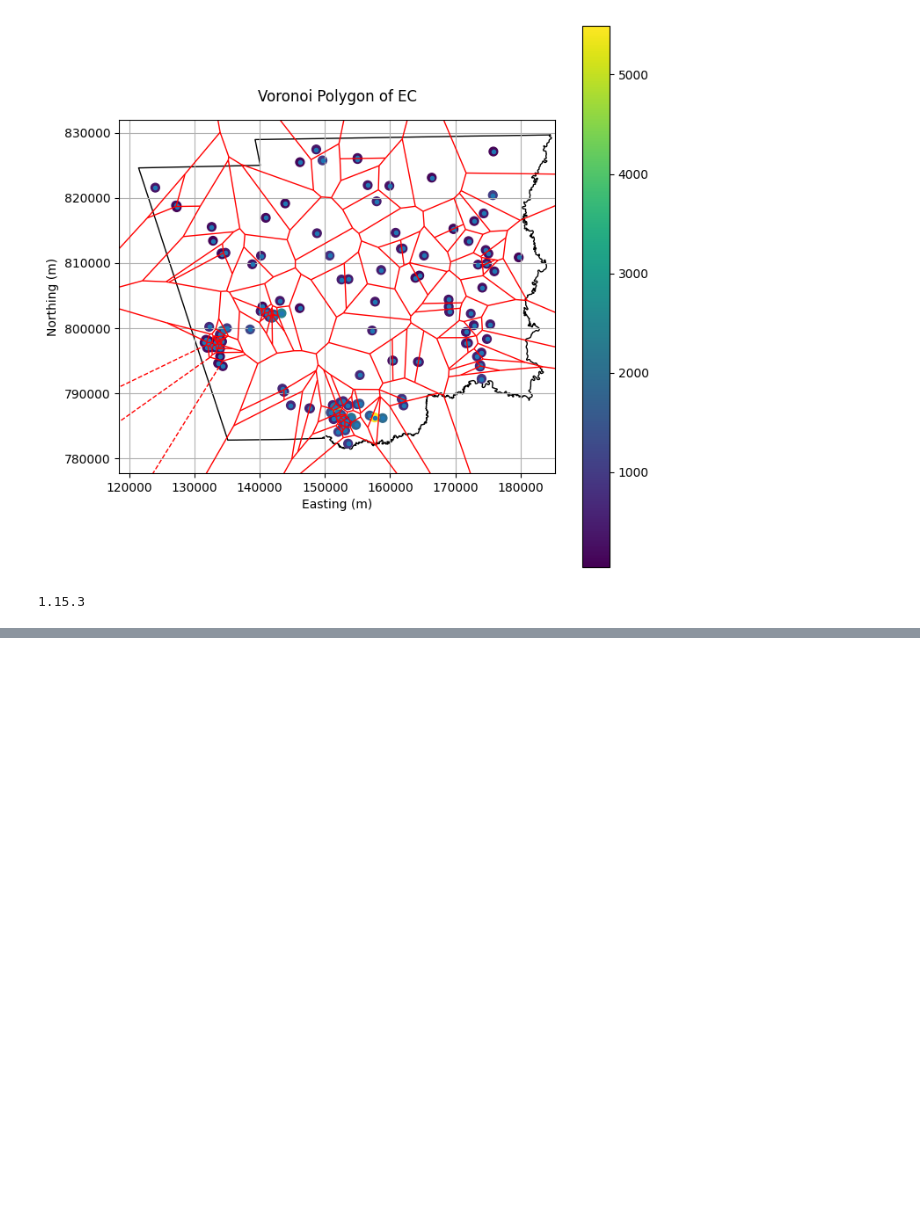
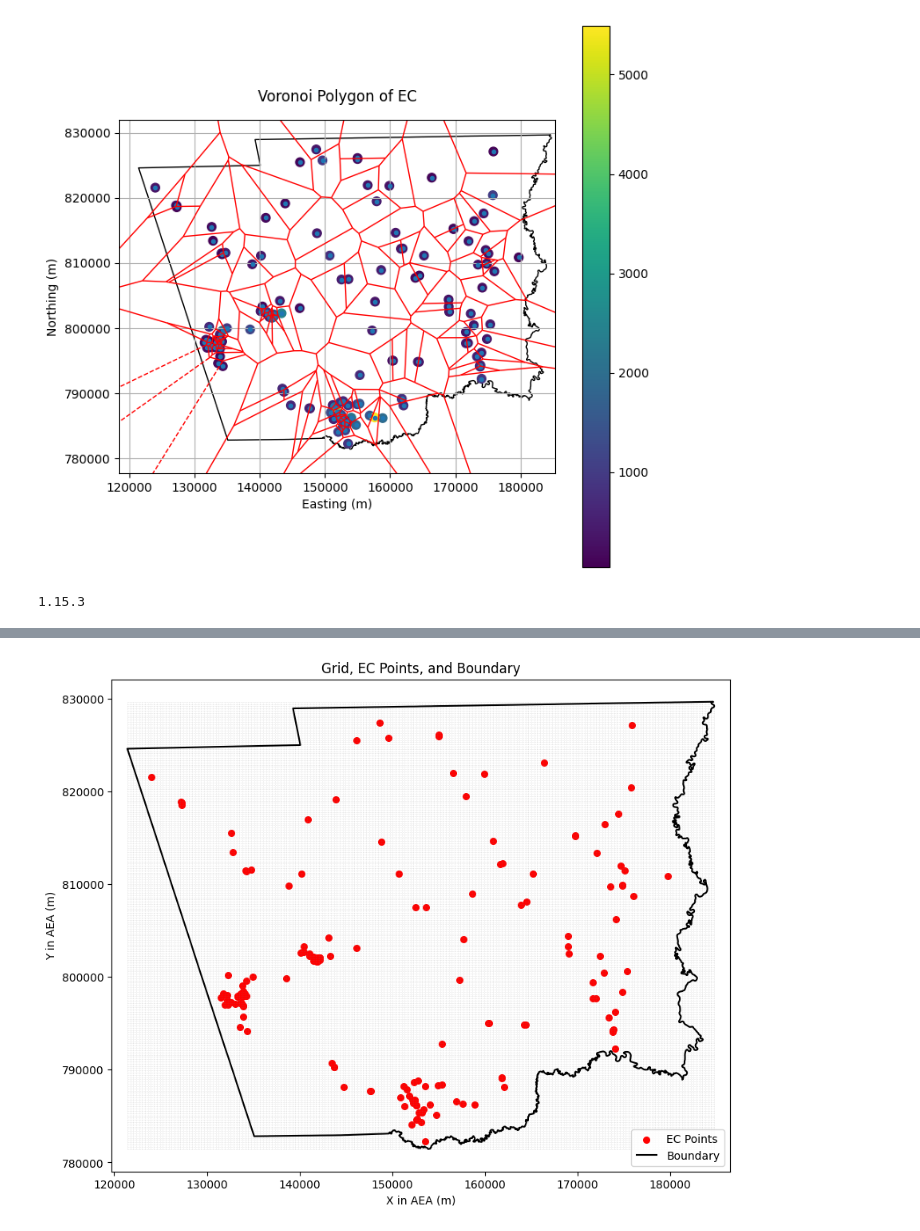
Before and after one commit to shaseevarajan/GIS-Apps-in-Engineering, a Jupyter notebook: Shaseevarajan Sivanantharajah/Assignment 8.ipynb, the cells around one changed output, grey strips where cells are left out. Cells and saved outputs as stored; diff of their text form; code cells hidden in the pictures; blank space fills up the shorter version.

```diff
--- a/Shaseevarajan Sivanantharajah/Assignment 8.ipynb
+++ b/Shaseevarajan Sivanantharajah/Assignment 8.ipynb
@@ -194,0 +260,5 @@ ECAEA.to_file("AEA_output.gpkg", layer="ECAEA", driver="GPKG")
+# %%
+#Create grid coordinates
+N = 200
+xg = np.linspace(xmin, xmax, N)
+yg = np.linspace(ymin, ymax, N)
@@ -194,0 +280,5 @@ ECAEA.to_file("AEA_output.gpkg", layer="ECAEA", driver="GPKG")
+# %%
+#Read the EC points
+ECpts = gpd.read_file('ECAEA.gpkg')
+ECptsAEA = ECpts.to_crs('EPSG:5070')
+ECptsAEA
@@ -194,0 +299,7 @@ ECAEA.to_file("AEA_output.gpkg", layer="ECAEA", driver="GPKG")
+# %%
+xn = ECptsAEA.geometry.x
+yn = ECptsAEA.geometry.y
+# %%
+#Create an array of EC points
+ECpts = np.column_stack([xn, yn])
+ECpts
@@ -194,0 +324,21 @@ ECAEA.to_file("AEA_output.gpkg", layer="ECAEA", driver="GPKG")
+# %%
+plt.figure(figsize=(10, 8))
+
+plt.scatter(ECpts[:,0], ECpts[:,1], color='red', s=30, label='EC Points')
+
+for x in xg:
+    plt.plot([x, x], [ymin, ymax], color='grey', linestyle='--', linewidth=0.4, alpha = 0.2)
+
+for y in yg:
+    plt.plot([xmin, xmax], [y, y], color='grey', linestyle='--', linewidth=0.4, alpha = 0.2)
+
+CtyAEA.boundary.plot(ax=plt.gca(), color='black', linewidth=1.5, label='Boundary')
+
+plt.xlabel('X in AEA (m)')
+plt.ylabel('Y in AEA (m)')
+plt.title('Grid, EC Points, and Boundary')
+plt.axis('equal')
+plt.legend(loc='lower right')
+plt.show()
+# %% [output]
+[figure, added]
```
Also changed, not shown: parts of 19 cells of this notebook.
